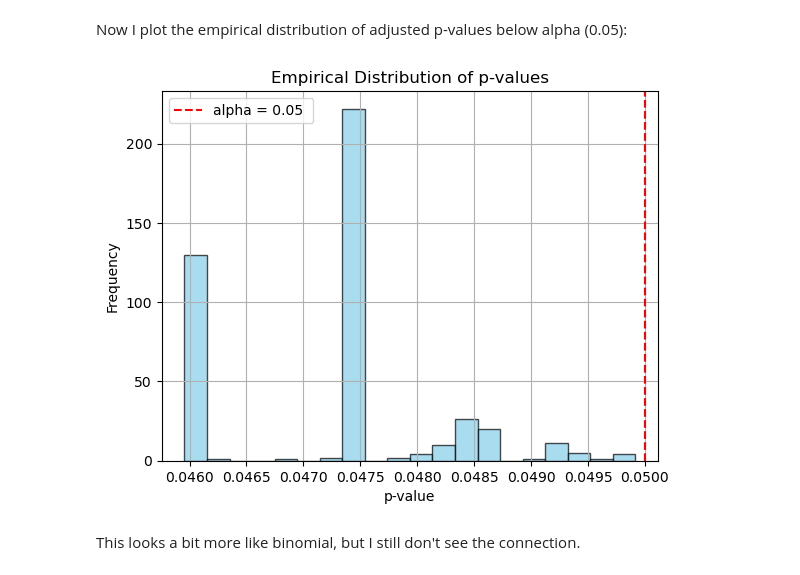
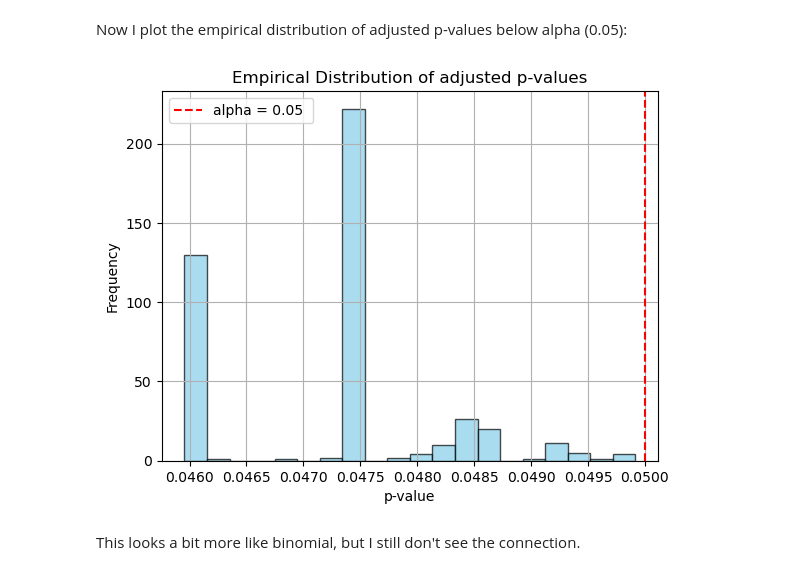
Before and after one commit to uio-bmi/fdr_under_dependencies, a Jupyter notebook: exlporatory_analyses/p_values_analyses.ipynb, the cells around one changed output. Cells and saved outputs as stored; diff of their text form; code cells hidden in the pictures.

```diff
--- a/exlporatory_analyses/p_values_analyses.ipynb
+++ b/exlporatory_analyses/p_values_analyses.ipynb
@@ -243,19 +240,19 @@ Now I plot the empirical distribution of adjusted p-values below alpha (0.05):
 # %%
 plt.show()
 p_values_below_alpha = adjusted_p_values[adjusted_p_values < alpha]
 
 # Plot the histogram of p-values.
 plt.hist(p_values_below_alpha, bins=20, color='skyblue', edgecolor='black', alpha=0.7)
 plt.axvline(x=alpha, color='red', linestyle='--', label=f'alpha = {alpha} ')
 
 # Annotate the count on the plot.
 plt.xlabel('p-value')
 plt.ylabel('Frequency')
-plt.title('Empirical Distribution of p-values')
+plt.title('Empirical Distribution of adjusted p-values')
 plt.legend()
 plt.grid(True)
 plt.show()
 # %% [output]
-[figure, old version]
+[figure, new version]
 # %% [markdown]
 This looks a bit more like binomial, but I still don't see the connection.
```
Also changed, not shown: parts of 3 cells of this notebook.
